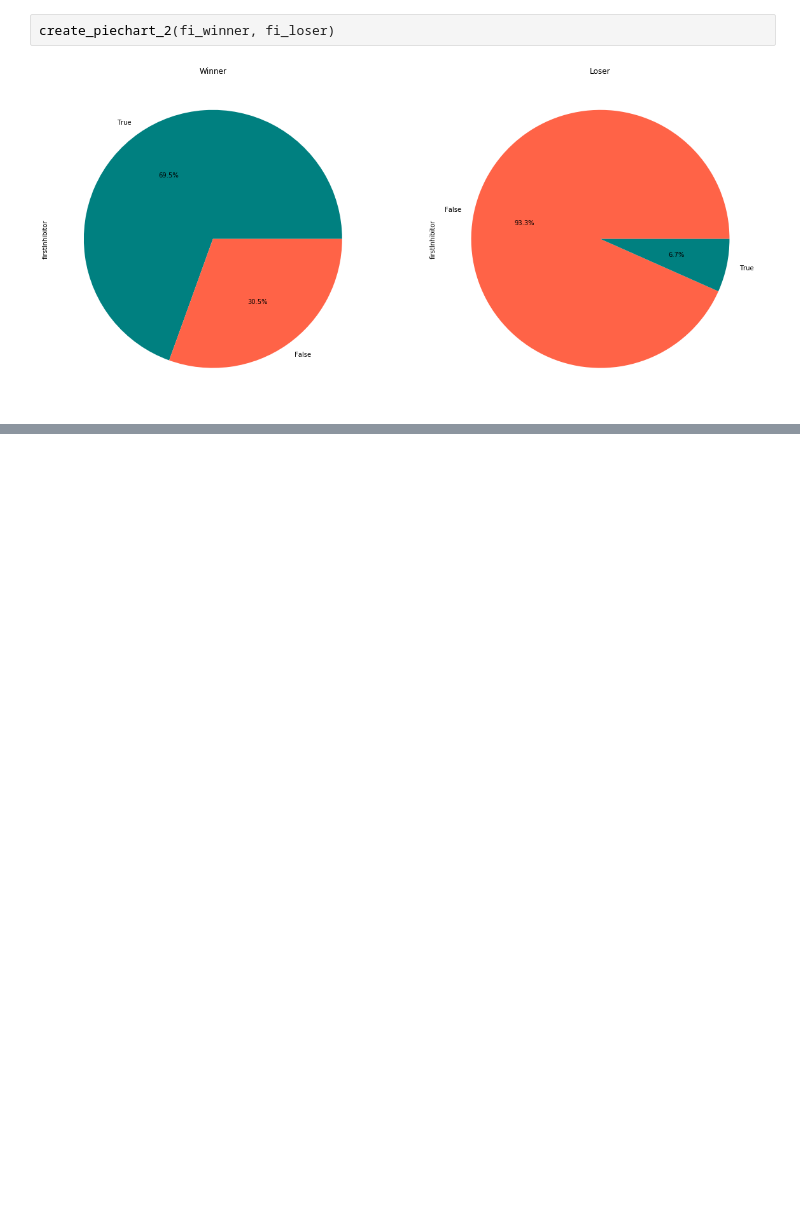
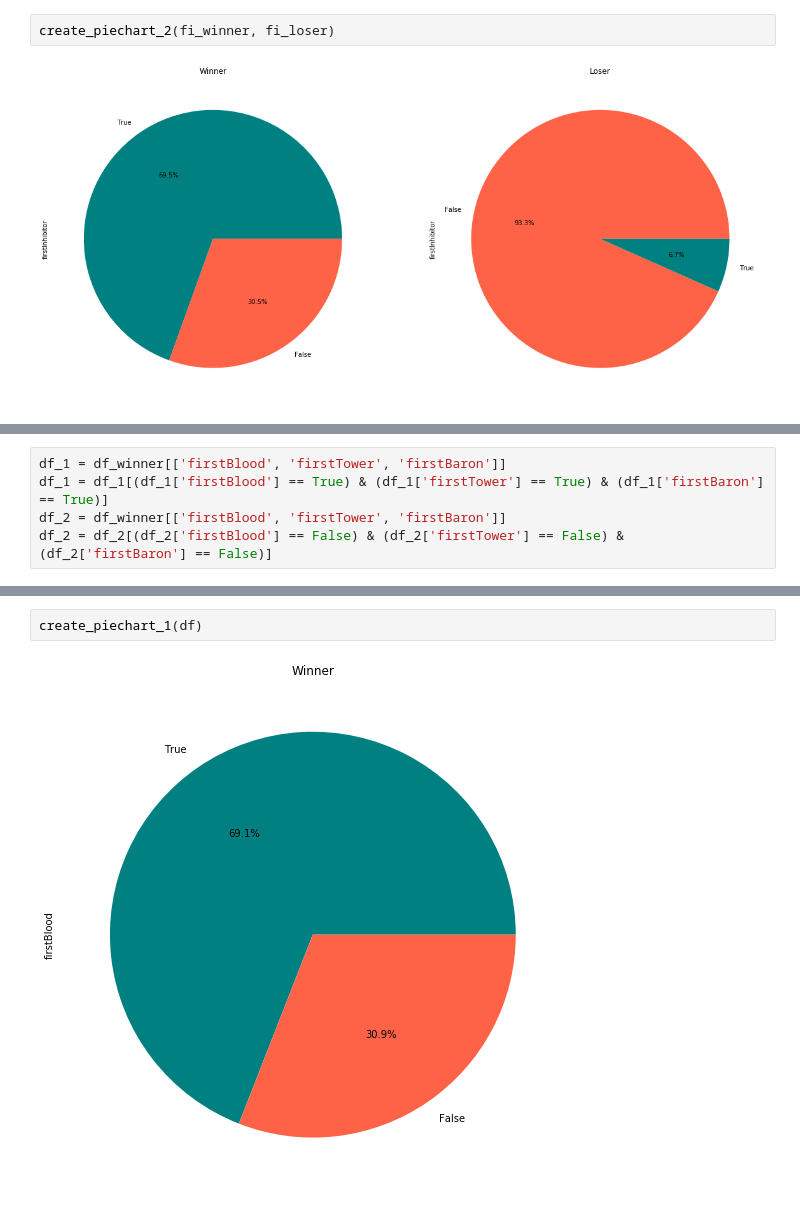
Before and after one commit to ErikSugawara/lol-ranked-kr, a Jupyter notebook: lol-ranked-kr.ipynb, the cells around one changed output, grey strips where cells are left out. Saved outputs shown, nothing was run; the diff lists cells and outputs as text; blank space fills up the shorter version.

```diff
--- a/lol-ranked-kr.ipynb
+++ b/lol-ranked-kr.ipynb
@@ -104,0 +128,5 @@ create_piechart_2(fi_winner, fi_loser)
+# %%
+df_1 = df_winner[['firstBlood', 'firstTower', 'firstBaron']]
+df_1 = df_1[(df_1['firstBlood'] == True) & (df_1['firstTower'] == True) & (df_1['firstBaron'] == True)]
+df_2 = df_winner[['firstBlood', 'firstTower', 'firstBaron']]
+df_2 = df_2[(df_2['firstBlood'] == False) & (df_2['firstTower'] == False) & (df_2['firstBaron'] == False)]
@@ -104,0 +144,4 @@ create_piechart_2(fi_winner, fi_loser)
+# %%
+create_piechart_1(df)
+# %% [output]
+[figure, added]
```
Also changed, not shown: parts of 7 cells of this notebook.
